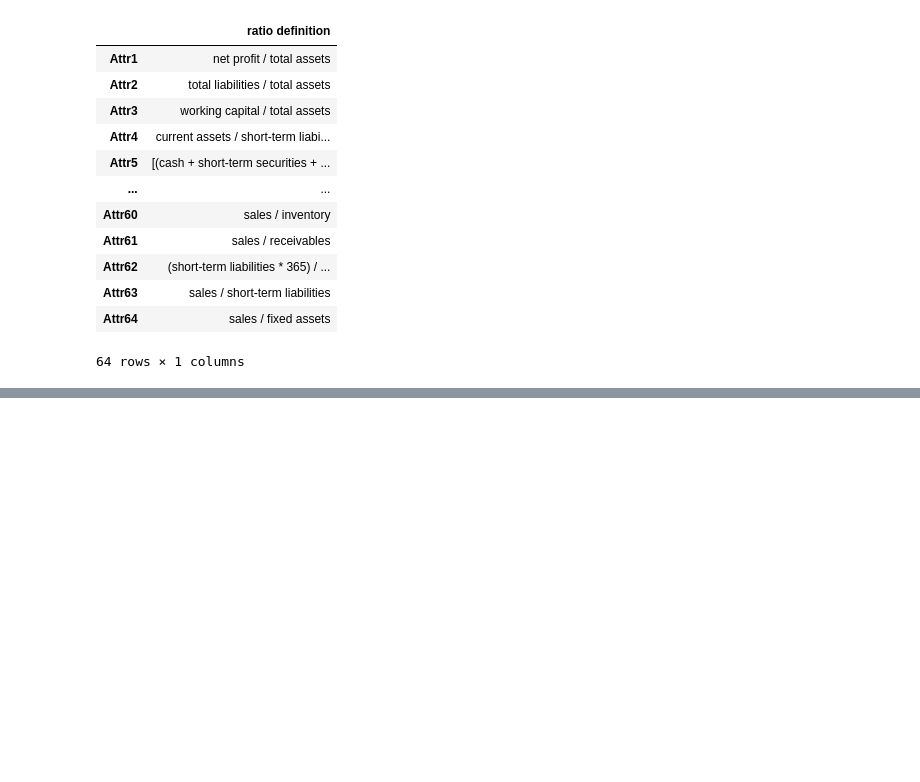
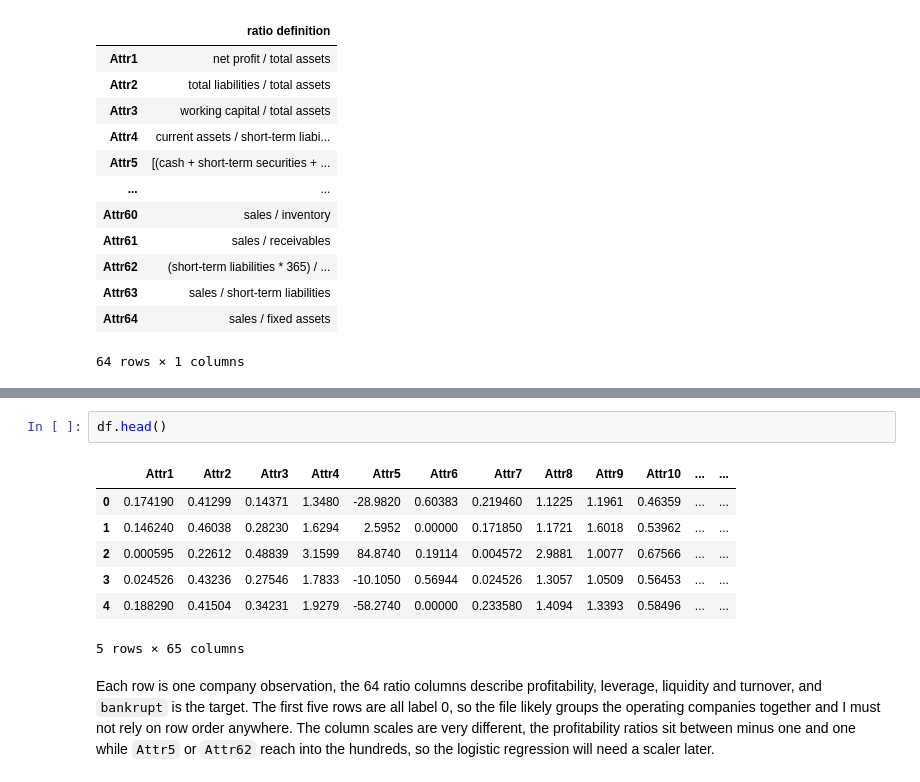
Before and after one commit to mauroreverberi/machine-learning-foundations, a Jupyter notebook: modeling.ipynb, the cells around one changed output, grey strips where cells are left out. Saved outputs shown, nothing was run; the diff lists cells and outputs as text; blank space fills up the shorter version.

```diff
--- a/modeling.ipynb
+++ b/modeling.ipynb
@@ -190,0 +203,12 @@ pd.DataFrame({"ratio definition": FEATURE_DESCRIPTIONS})
+# %%
+df.head()
+# %% [output]
+|  | Attr1 | Attr2 | Attr3 | Attr4 | Attr5 | Attr6 | Attr7 | Attr8 | Attr9 | Attr10 | ... | ... |
+| 0 | 0.174190 | 0.41299 | 0.14371 | 1.3480 | -28.9820 | 0.60383 | 0.219460 | 1.1225 | 1.1961 | 0.46359 | ... | ... |
+| 1 | 0.146240 | 0.46038 | 0.28230 | 1.6294 | 2.5952 | 0.00000 | 0.171850 | 1.1721 | 1.6018 | 0.53962 | ... | ... |
+| 2 | 0.000595 | 0.22612 | 0.48839 | 3.1599 | 84.8740 | 0.19114 | 0.004572 | 2.9881 | 1.0077 | 0.67566 | ... | ... |
+| 3 | 0.024526 | 0.43236 | 0.27546 | 1.7833 | -10.1050 | 0.56944 | 0.024526 | 1.3057 | 1.0509 | 0.56453 | ... | ... |
+| 4 | 0.188290 | 0.41504 | 0.34231 | 1.9279 | -58.2740 | 0.00000 | 0.233580 | 1.4094 | 1.3393 | 0.58496 | ... | ... |
+5 rows × 65 columns
+# %% [markdown]
+Each row is one company observation, the 64 ratio columns describe profitability, leverage, liquidity and turnover, and `bankrupt` is the target. The first five rows are all label 0, so the file likely groups the operating companies together and I must not rely on row order anywhere. The column scales are very different, the profitability ratios sit between minus one and one while `Attr5` or `Attr62` reach into the hundreds, so the logistic regression will need a scaler later.
```
Also changed, not shown: parts of 16 cells of this notebook.
